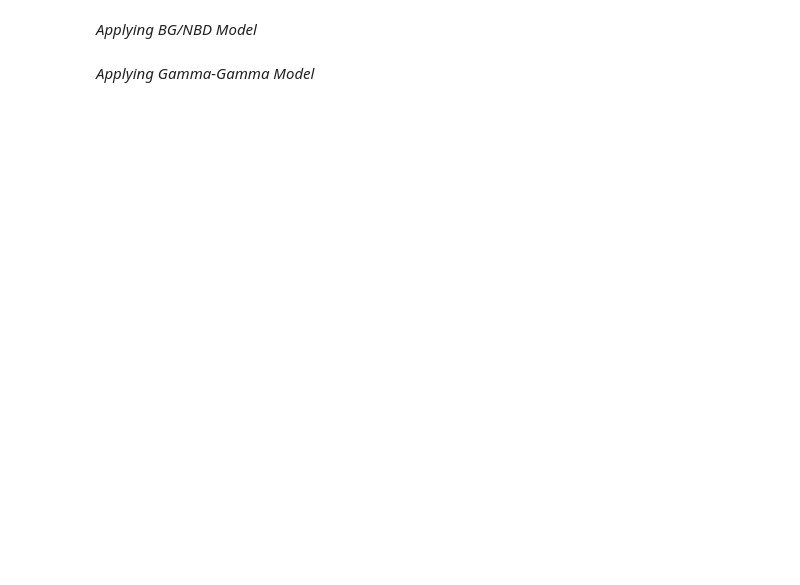
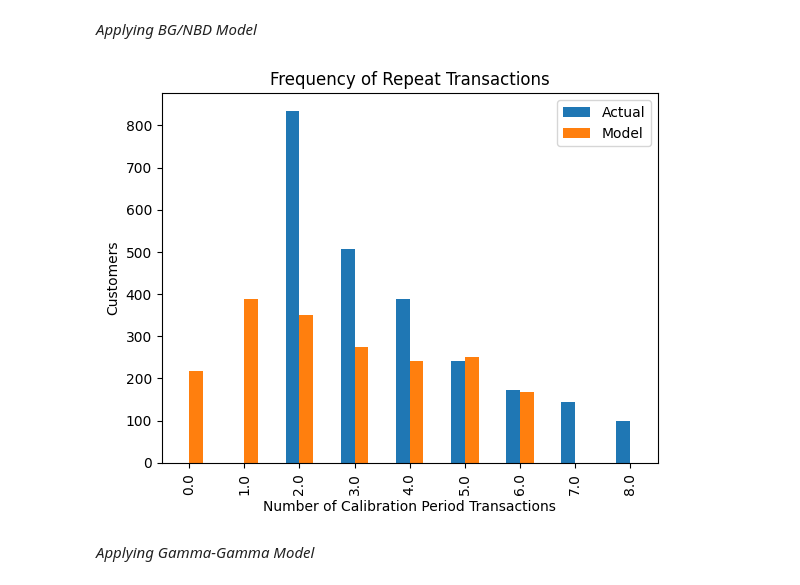
Before and after one commit to YeldaYuksel/CLTV_Prediction, a Jupyter notebook: cltv-prediction.ipynb, the cells around one changed output. Saved outputs shown, nothing was run; the diff lists cells and outputs as text; code cells hidden in the pictures; blank space fills up the shorter version.

Commit message:
Kaggle Notebook | CLTV_Prediction | Version 2

```diff
--- a/cltv-prediction.ipynb
+++ b/cltv-prediction.ipynb
@@ -17,3 +35,8 @@
+# %%
+df.dropna(inplace=True)
+df = df[~df["Invoice"].str.contains("C", na=False)]
+df = df[df["Quantity"] > 0]
+df = df[df["Price"] > 0]
 # %% [markdown]
 *Outlier Functions*
 # %%
@@ -67,0 +96,15 @@ def replace_with_thresholds(dataframe, variable):
+# %%
+### WEEKLY ###
+
+
+cltv_df["monetary"] = cltv_df["monetary"] / cltv_df["frequency"]
+
+cltv_df = cltv_df[(cltv_df["frequency"] > 1)]
+
+cltv_df["recency"] = cltv_df["recency"] / 7
+
+cltv_df["T"] = cltv_df["T"] / 7
+
+cltv_df.describe().T
+
+cltv_df.head()
@@ -68,17 +119,36 @@ def replace_with_thresholds(dataframe, variable):
 # %% [markdown]
 *Applying BG/NBD Model*
 # %%
-#bgf = BetaGeoFitter(penalizer_coef=0.001)
+bgf = BetaGeoFitter(penalizer_coef=0.001)
 
-#bgf.fit(cltv_df['frequency'],
-#        cltv_df['recency'],
-#        cltv_df['T'])
+bgf.fit(cltv_df['frequency'],
+        cltv_df['recency'],
+        cltv_df['T'])
 
 
-#cltv_df["exp_sales_3_month"] = bgf.predict(4,
-#                                              cltv_df['frequency'],
-#                                              cltv_df['recency'],
-#                                              cltv_df['T'])
+#bgf.conditional_expected_number_of_purchases_up_to_time(1,
+#                                                        cltv_df['frequency'],
+#                                                        cltv_df['recency'],
+#                                                        cltv_df['T']).sort_values(ascending=False).head(10)
+#
+
+bgf.predict(4,
+            cltv_df['frequency'],
+            cltv_df['recency'],
+            cltv_df['T']).sort_values(ascending=False).head(10)
+
+
+## 3 months prediction ##
+
+cltv_df["expected_purc_3_month"] = bgf.predict(4 *3,
+                                              cltv_df['frequency'],
+                                              cltv_df['recency'],
+                                              cltv_df['T'])
+
+plot_period_transactions(bgf)
+plt.show()
+# %% [output]
+[figure, added]
 # %% [markdown]
 *Applying Gamma-Gamma Model*
 # %%
```
Also changed, not shown: parts of 14 cells of this notebook.
